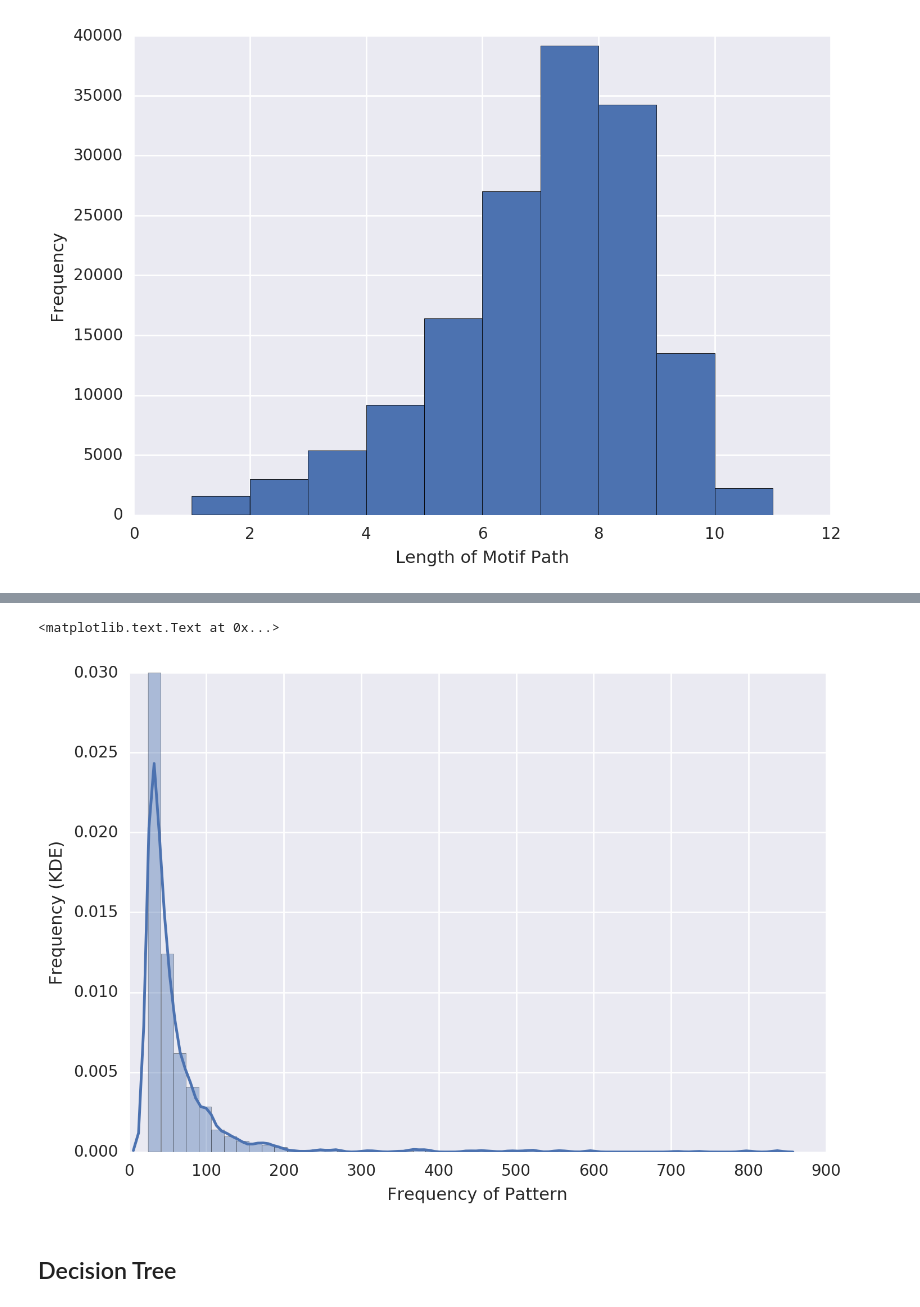
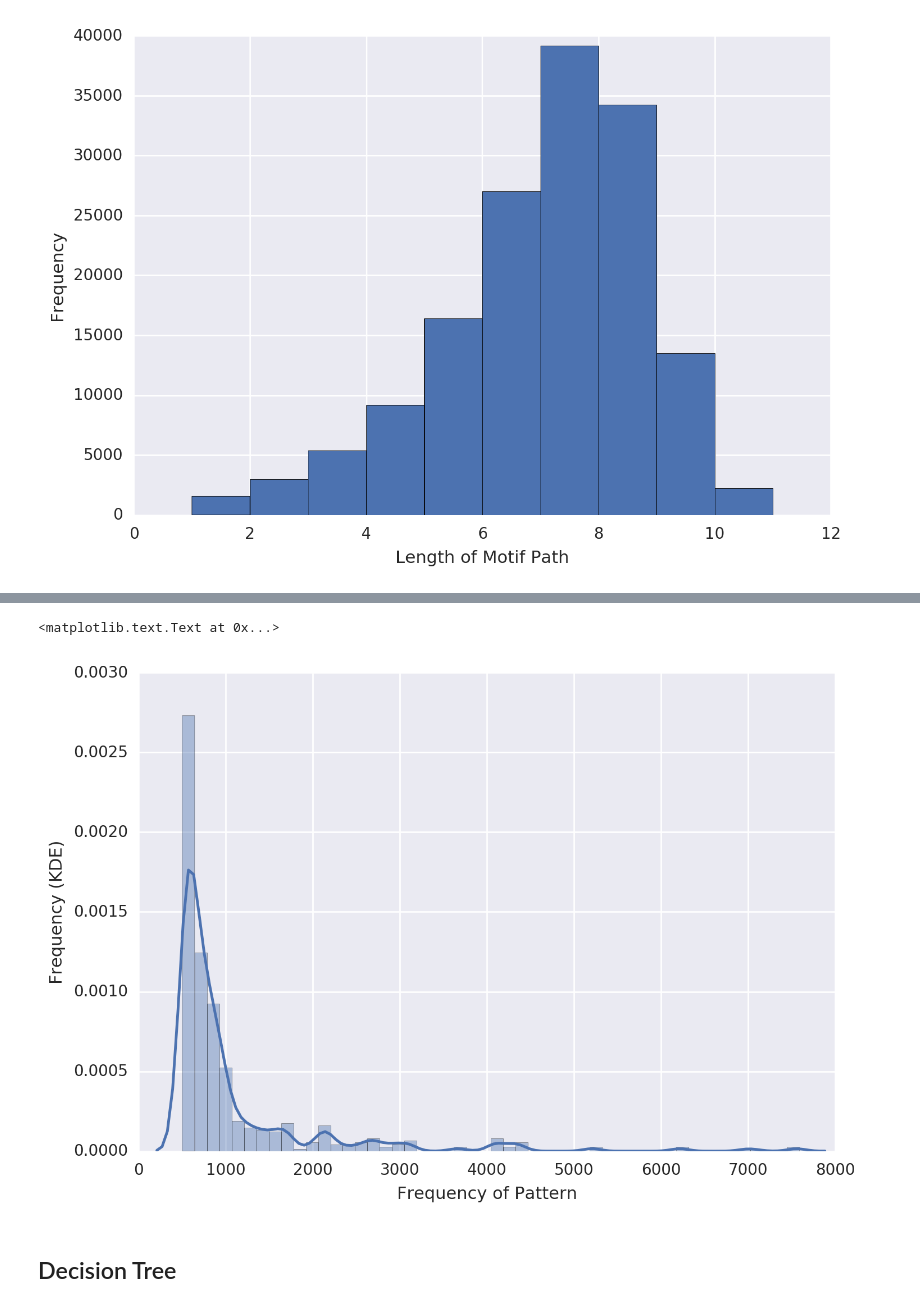
Before and after one commit to jenhantao/ipython-notebooks, a Jupyter notebook: Signals Analysis.ipynb, the cells around one changed output, grey strips where cells are left out. Drawn from its saved outputs; the diff is of its cells as text; code cells hidden in the pictures.

```diff
--- a/Signals Analysis.ipynb
+++ b/Signals Analysis.ipynb
@@ -1643,3 +1671,13 @@ Too many paths!!!
 Too many paths!!!
 Too many paths!!!
 706
+# %%
+num_paths = []
+for seq_id in id_pathList_enhancer_dict:
+    paths = id_pathList_enhancer_dict[seq_id]
+    num_paths.append(len(paths))
+    if len(paths) < 5:
+        print(seq_id)
+sns.distplot([np.log2(x) for x in num_paths])
+plt.ylabel('Frequency (KDE)')
+plt.xlabel('Number of Motif Sequences (log2)')
@@ -1688,4 +1785,4 @@ plt.ylabel('Frequency')
 # %%
-min_support_level = 25
+min_support_level = 500
 
-frequent_patterns = motif_prefix_span([], id_pathList_promoter_dict, min_support_level)
+frequent_enhancer_patterns = motif_prefix_span([], id_pathList_enhancer_dict, min_support_level)
@@ -1724,0 +1826,2 @@ sequence_pattern_table.to_pickle('sequence_pattern_table.pickle')
+# %%
+sequence_pattern_enhancer_table = create_pattern_sequence_table(frequent_enhancer_patterns, id_pathList_enhancer_dict)
@@ -1725,9 +1846,9 @@ sequence_pattern_table.to_pickle('sequence_pattern_table.pickle')
 # %%
-sns.distplot(sequence_pattern_table.sum())
+sns.distplot(sequence_pattern_enhancer_table.sum())
 plt.xlabel('Frequency of Pattern')
 plt.ylabel('Frequency (KDE)')
 # %% [output]
 <matplotlib.text.Text at 0x...>
-[figure, old version]
+[figure, new version]
 # %% [markdown]
 ## Decision Tree
```
Also changed, not shown: parts of 34 cells of this notebook.
